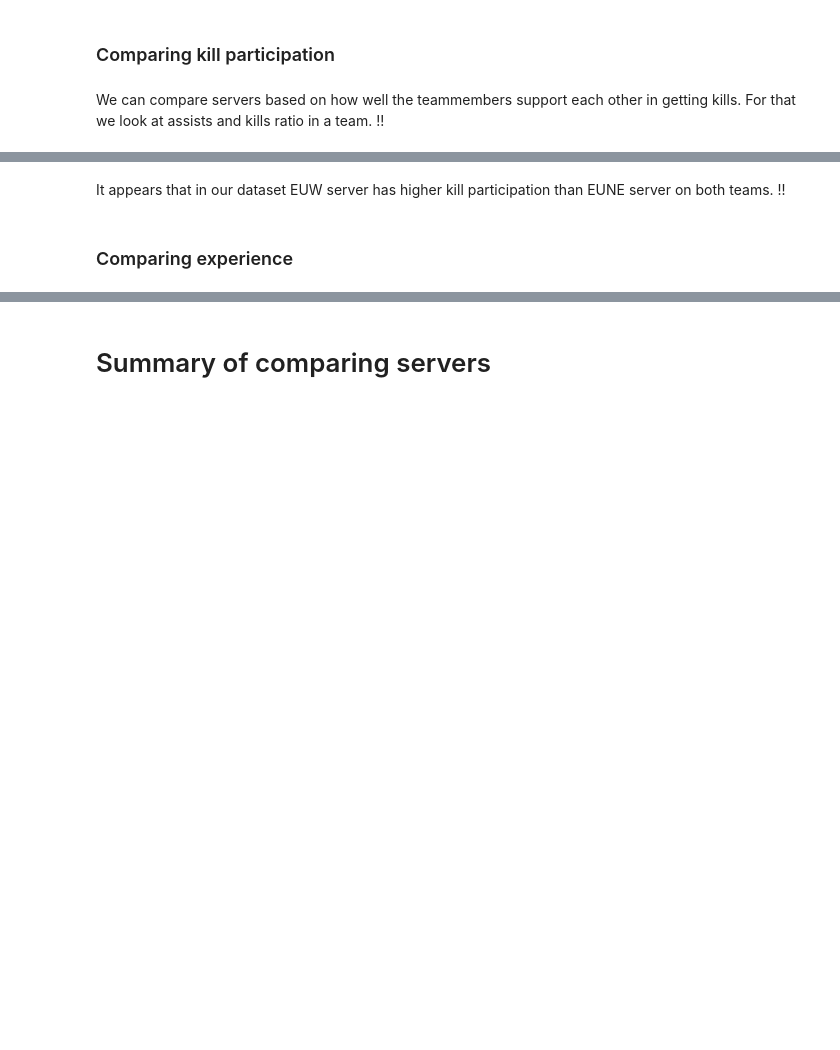
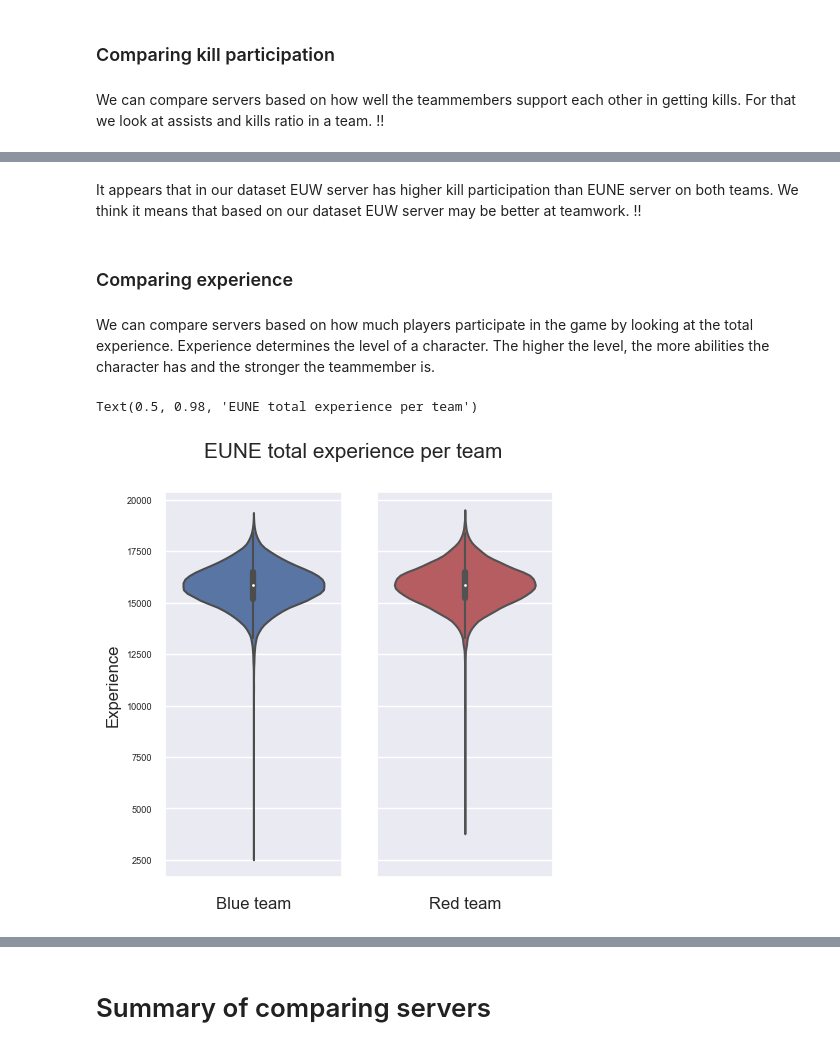
Before and after one commit to VeronikaKukk/DS_project, a Jupyter notebook: d4_notebook.ipynb, the cells around one changed output, grey strips where cells are left out. Cells and saved outputs as stored; diff of their text form; code cells hidden in the pictures; blank space fills up the shorter version.

```diff
--- a/d4_notebook.ipynb
+++ b/d4_notebook.ipynb
@@ -1076,18 +1215,23 @@ print("EUW blue team assists to kills ratio: ", assists_to_kills_ratio_blue[1])
 # %% [markdown]
-It appears that in our dataset EUW server has higher kill participation than EUNE server on both teams. !!
+It appears that in our dataset EUW server has higher kill participation than EUNE server on both teams. We think it means that based on our dataset EUW server may be better at teamwork. !!
 # %% [markdown]
 ### Comparing experience
+# %% [markdown]
+We can compare servers based on how much players participate in the game by looking at the total experience. Experience determines the level of a character. The higher the level, the more abilities the character has and the stronger the teammember is.
 # %%
-fig, axes = plt.subplots(1,2,figsize=(6,6), sharey=True)
+fig, axes = plt.subplots(1,2,figsize=(5,5), sharey=True)
 
 sns.violinplot(ax=axes[0], y="blueTotalExperience", data=df_eune_balanced, color='b')
 sns.violinplot(ax=axes[1], y="redTotalExperience", data=df_eune_balanced, color='r')
 
 axes[0].set_ylabel("Experience", fontsize=12)
 axes[1].set_ylabel("")
 
 axes[0].set_xlabel("Blue team", fontsize=12)
 axes[1].set_xlabel("Red team", fontsize=12)
 
 fig.suptitle("EUNE total experience per team", fontsize=15)
+# %% [output]
+Text(0.5, 0.98, 'EUNE total experience per team')
+[figure, added]
 # %%
```
Also changed, not shown: parts of 41 cells of this notebook.
